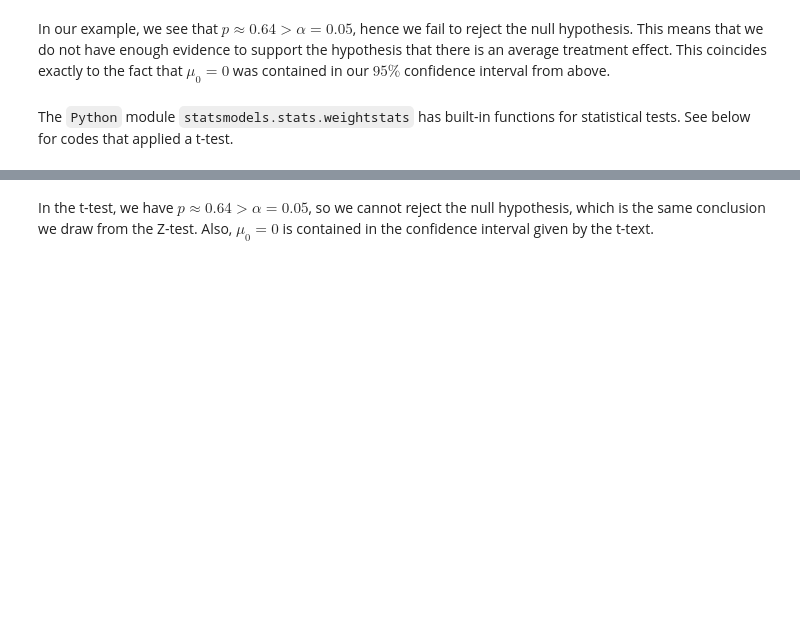
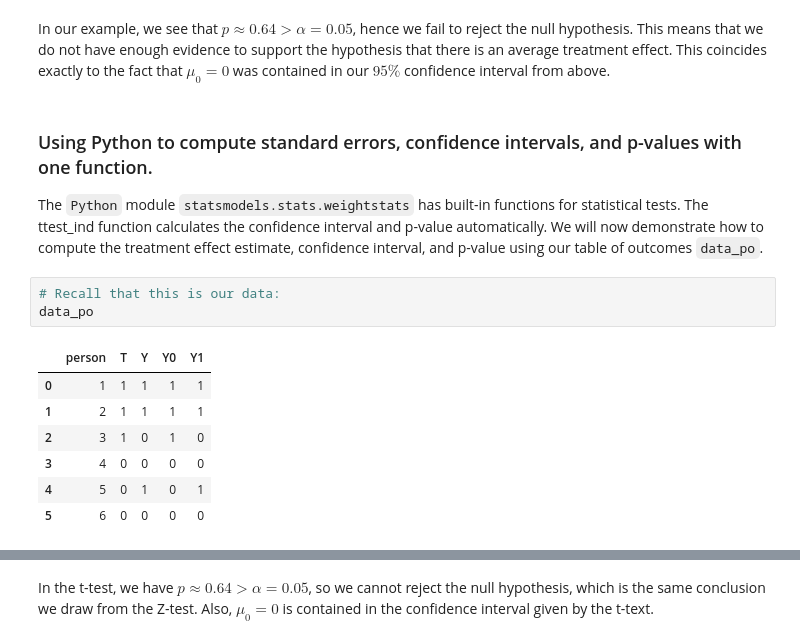
Before and after one commit to BA830/course_materials, a Jupyter notebook: course_notes/notes_on_causal.ipynb, the cells around one changed output, grey strips where cells are left out. Saved outputs shown, nothing was run; the diff lists cells and outputs as text; blank space fills up the shorter version.

```diff
--- a/course_notes/notes_on_causal.ipynb
+++ b/course_notes/notes_on_causal.ipynb
@@ -443,7 +452,21 @@ In our example, we see that $p \approx 0.64 > \alpha = 0.05$, hence we fail to r
 This means that we do not have enough evidence to support the hypothesis that there is an average treatment effect.
 This coincides exactly to the fact that $\mu_0 = 0$ was contained in our $95\%$ confidence interval from above.
 # %% [markdown]
-The `Python` module `statsmodels.stats.weightstats` has built-in functions for statistical tests. See below for codes that applied a t-test.
+### Using Python to compute standard errors, confidence intervals, and p-values with one function.
+
+The `Python` module `statsmodels.stats.weightstats` has built-in functions for statistical tests. The ttest_ind function calculates the confidence interval and p-value automatically.
+We will now demonstrate how to compute the treatment effect estimate, confidence interval, and p-value using our table of outcomes `data_po`.
+# %%
+# Recall that this is our data:
+data_po
+# %% [output]
+|  | person | T | Y | Y0 | Y1 |
+| 0 | 1 | 1 | 1 | 1 | 1 |
+| 1 | 2 | 1 | 1 | 1 | 1 |
+| 2 | 3 | 1 | 0 | 1 | 0 |
+| 3 | 4 | 0 | 0 | 0 | 0 |
+| 4 | 5 | 0 | 1 | 0 | 1 |
+| 5 | 6 | 0 | 0 | 0 | 0 |
 # %%
 from statsmodels.stats.weightstats import ttest_ind, _tconfint_generic
 
```
Also changed, not shown: parts of 18 cells of this notebook, 2 other files.
